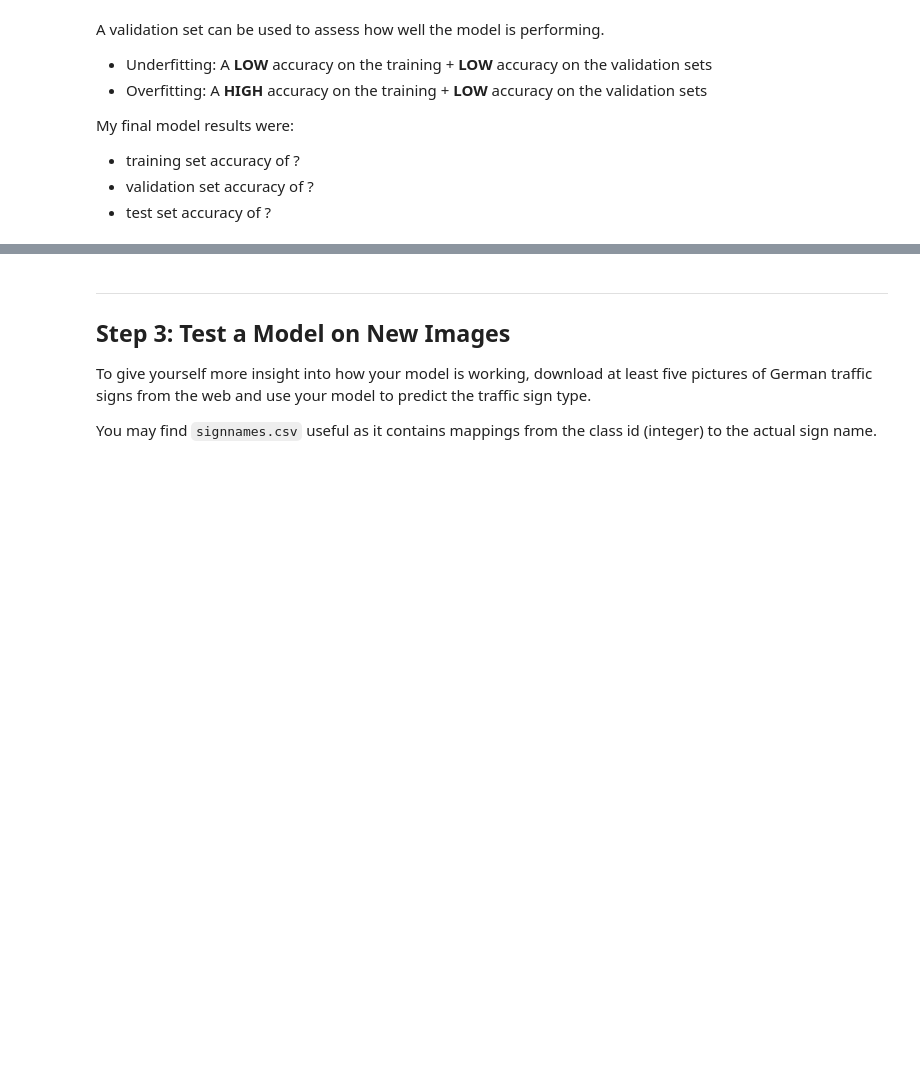
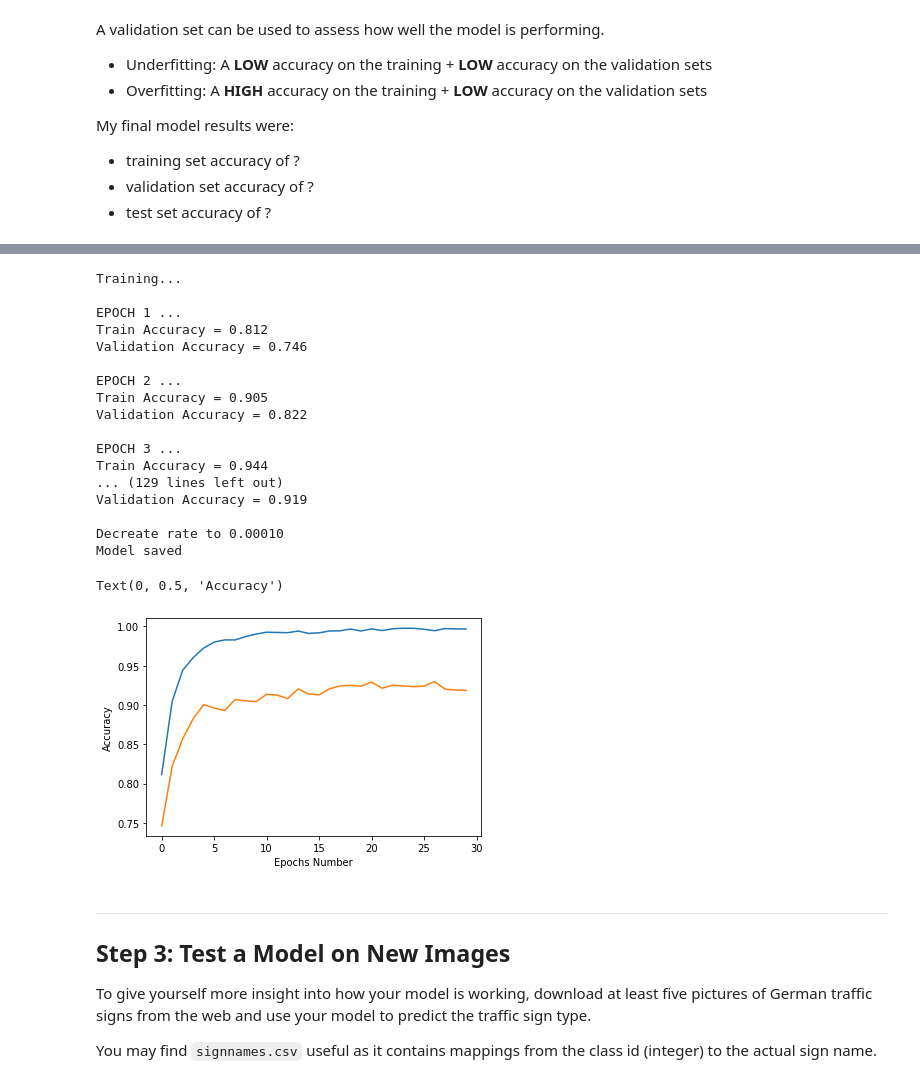
Before and after one commit to leizhao3/CarND-Traffic-Sign-Classifier-Project, a Jupyter notebook: Traffic_Sign_Classifier.ipynb, the cells around one changed output, grey strips where cells are left out. Drawn from its saved outputs; the diff is of its cells as text; code cells hidden in the pictures; blank space fills up the shorter version.

```diff
--- a/Traffic_Sign_Classifier.ipynb
+++ b/Traffic_Sign_Classifier.ipynb
@@ -265,29 +366,33 @@ X_train_nom, y_train = shuffle(X_train_nom, y_train)
 
 # Setup TensorFlow Parameters
 
-EPOCHS = 20
+EPOCHS = 30
 BATCH_SIZE = 128*2
 rate = 0.001
-dropout=0.5
+dropout=0.9
 # %%
 'Model Architecture'
 
 def cov2d(x,W,b,strides=1):
+    global dropout
 
     x = tf.nn.conv2d(x, W, strides=[1,strides,strides,1], padding='VALID')
     x = tf.nn.bias_add(x, b)
+    x = tf.nn.relu(x)
+    if not dropout == 0:
+        x = tf.nn.dropout(x, dropout)
 
-    return tf.nn.relu(x)
+    return x
 
 def maxpool2d(x,k=2):
     return tf.nn.max_pool(x, ksize=[1,k,k,1], strides=[1,k,k,1], padding='VALID')
 
 def fcon(x,W,b):
-    global dropout
 
     fc = tf.nn.bias_add(tf.matmul(x,W),b)
     fc = tf.nn.relu(fc)
-    fc = tf.nn.dropout(fc, dropout)
+    #fc = tf.nn.dropout(fc, dropout)
+
     return fc
 
 def LeNet(x):
@@ -325,15 +430,15 @@ def LeNet(x):
     # Layer 2: Convolutional. Output = 10x10x16.
     conv2 = cov2d(conv1, weights['wc2'], biases['bc2'])
     print('conv2',conv2)
-    # Pooling. Input = 10x10x16. Output = 5x5x16.
+    # Pooling. Input = 10x10x16. Output = 6x6x16.
     conv2 = maxpool2d(conv2)
     print('conv2',conv2)
 
-    # Flatten. Input = 5x5x16. Output = 400.
+    # Flatten. Input = 5x5x16. Output = 576.
     fc3 = tf.reshape(conv2,[-1,5*5*16])
     print('fc3',fc3)
 
-    # Layer 3: Fully Connected. Input = 400. Output = 120.
+    # Layer 3: Fully Connected. Input = 576. Output = 120.
     fc3 = fcon(fc3,weights['wf3'],biases['bf3'])
     print('fc3',fc3)
 
@@ -342,7 +447,7 @@ def LeNet(x):
     print('fc4',fc4)
 
     # Layer 5: Fully Connected. Input = 84. Output = 10.
-    logits = fcon(fc4,weights['out'],biases['out'])
+    logits = tf.nn.bias_add(tf.matmul(fc4,weights['out']),biases['out'])
     print('logits',logits)
 
     return logits
@@ -398,33 +512,63 @@ valid_accuracy_output = []
 
 with tf.Session() as sess:
     sess.run(tf.global_variables_initializer())
     num_examples = len(X_train_nom)
 
     print("Training...")
     print()
     for i in range(EPOCHS):
         X_train_nom, y_train = shuffle(X_train_nom, y_train)
         for offset in range(0, num_examples, BATCH_SIZE):
             end = offset + BATCH_SIZE
             batch_x, batch_y = X_train_nom[offset:end], y_train[offset:end]
             sess.run(training_operation, feed_dict={x: batch_x, y: batch_y})
         train_accuracy = evaluate(X_train_nom, y_train)
         train_accuracy_output.append(train_accuracy)
 
         valid_accuracy = evaluate(X_valid_nom, y_valid)
         valid_accuracy_output.append(valid_accuracy)
         print("EPOCH {} ...".format(i+1))
         print("Train Accuracy = {:.3f}".format(train_accuracy))
         print("Validation Accuracy = {:.3f}".format(valid_accuracy))
         print()
 
+        # Learn rate degradation.
+        # Decrease 10% learn rate when 4 consecutive increasing accuracy less than 1%
+        if len(train_accuracy_output) > 4 and \
+        (((max(train_accuracy_output[-4:])-min(train_accuracy_output[-4:]))<0.01) or \
+         ((max(valid_accuracy_output[-4:])-min(valid_accuracy_output[-4:]))<0.01)):
+            rate *= 0.9
+            print('Decreate rate to %.5f'%rate)
+
+
+
     saver.save(sess, './lenet')
     print("Model saved")
 
 plt.figure()
 plt.plot(np.arange(0,EPOCHS), train_accuracy_output, np.arange(0,EPOCHS), valid_accuracy_output)
 plt.xlabel('Epochs Number')  # Add an x-label to the axes.
 plt.ylabel('Accuracy')  # Add a y-label to the axes.
+# %% [output]
+Training...
+
+EPOCH 1 ...
+Train Accuracy = 0.812
+Validation Accuracy = 0.746
+
+EPOCH 2 ...
+Train Accuracy = 0.905
+Validation Accuracy = 0.822
+
+EPOCH 3 ...
+Train Accuracy = 0.944
+... (129 lines left out)
+Validation Accuracy = 0.919
+
+Decreate rate to 0.00010
+Model saved
+Text(0, 0.5, 'Accuracy')
+[figure, added]
 # %% [markdown]
 ---
 
```
Also changed, not shown: parts of 20 cells of this notebook, 10 other files.
